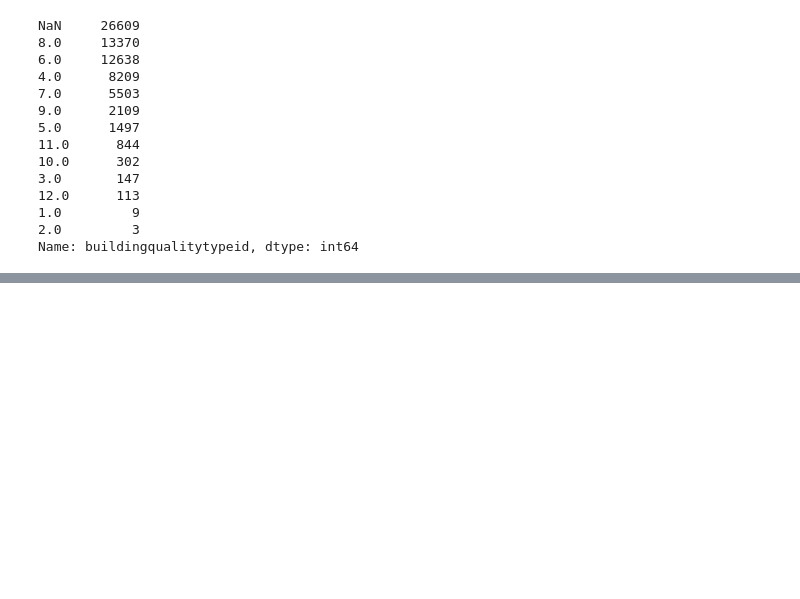
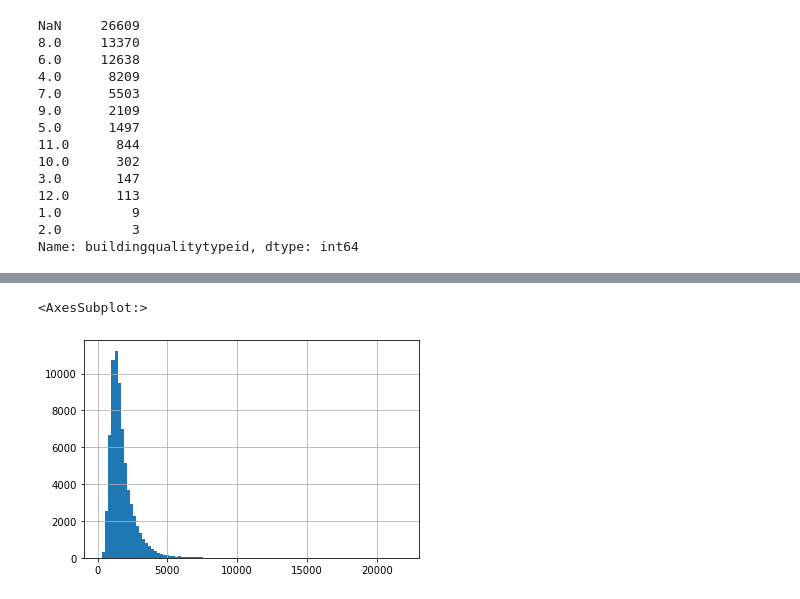
Before and after one commit to BraedenWright/clustering-exercises, a Jupyter notebook: data_wrangling.ipynb, the cells around one changed output, grey strips where cells are left out. Drawn from its saved outputs; the diff is of its cells as text; code cells hidden in the pictures; blank space fills up the shorter version.

```diff
--- a/data_wrangling.ipynb
+++ b/data_wrangling.ipynb
@@ -388,0 +409,3 @@ df.lotsizesquarefeet.fillna(7313, inplace=True)
+# %%
+df.dropna(inplace=True)
+df.shape
@@ -388,0 +436,8 @@ df.lotsizesquarefeet.fillna(7313, inplace=True)
+# %%
+# calculatedfinishedsquarefeet
+df.calculatedfinishedsquarefeet.hist(bins=100)
+
+# remove over 9,000
+# %% [output]
+<AxesSubplot:>
+[figure, added]
```
Also changed, not shown: parts of 16 cells of this notebook, 1 other file.
